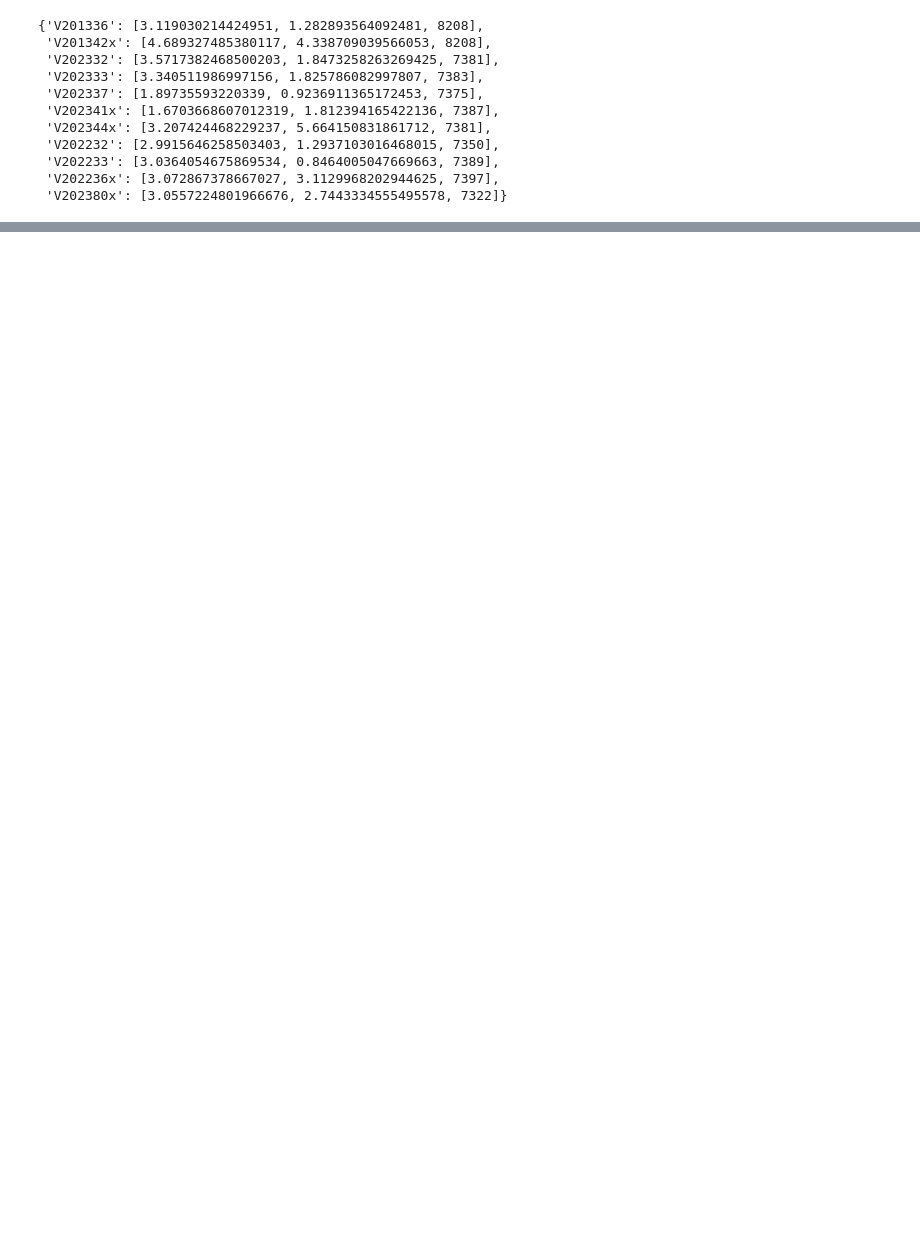
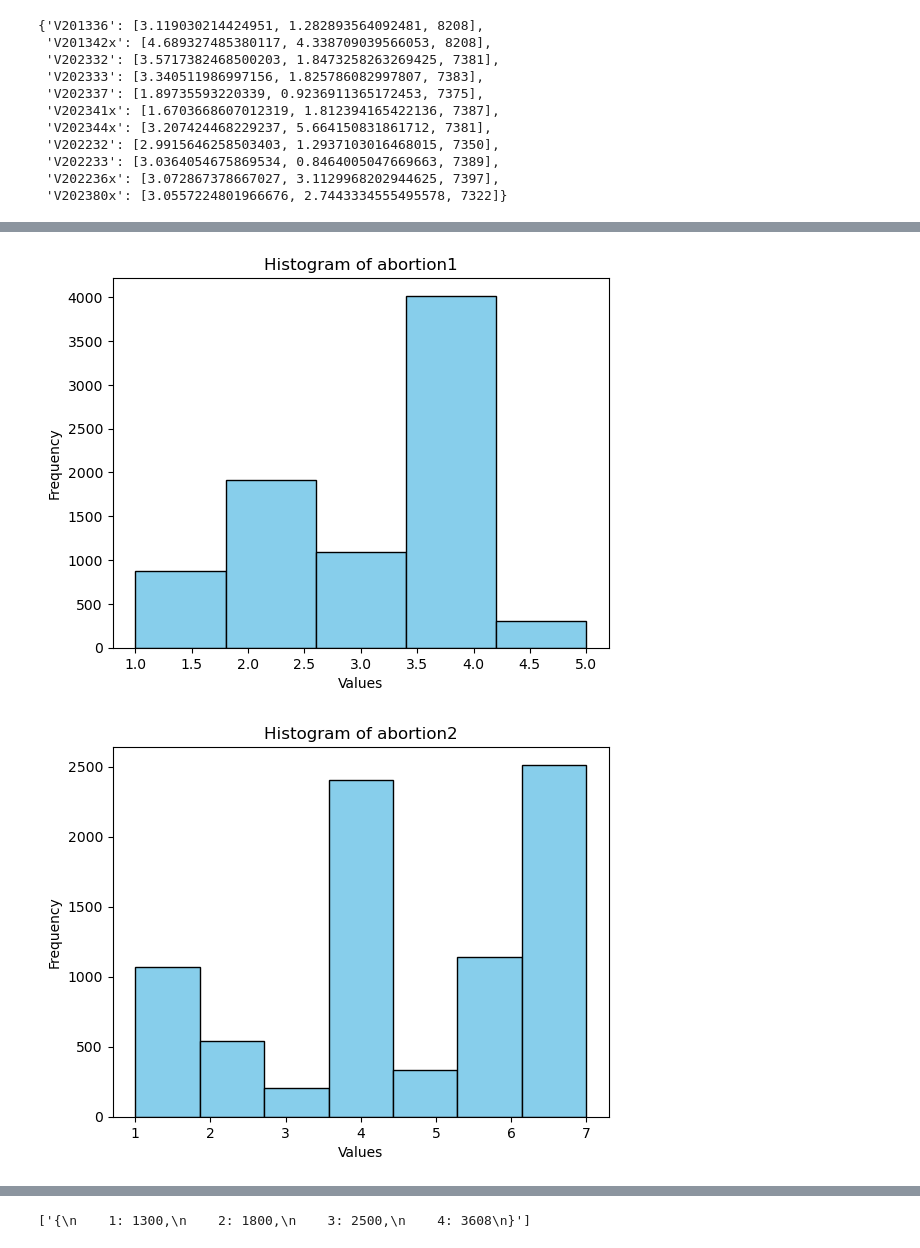
Before and after one commit to adrianruhe/SILLM-Project, a Jupyter notebook: project.ipynb, the cells around one changed output, grey strips where cells are left out. Cells and saved outputs as stored; diff of their text form; code cells hidden in the pictures; blank space fills up the shorter version.

```diff
--- a/project.ipynb
+++ b/project.ipynb
@@ -4,5 +17,17 @@ import matplotlib.pyplot as plt
 # %%
 anes = pd.read_csv('anes_timeseries_2020_csv_20220210.csv')
+# %%
+questcode_topic = {"V201336": "abortion1",
+              "V201342x": "abortion2",
+              "V202332": "climate change1",
+              "V202333": "climate change2",
+              "V202337": "gun control1",
+              "V202341x": "gun control2",
+              "V202344x": "gun control3",
+              "V202232": "immigration1",
+              "V202233": "immigration2",
+              "V202236x":"immigration3",
+              "V202380x": "public health1"}
 # %%
 # Questions
 questions = {
@@ -178,0 +205,18 @@ plt.show()
+# %%
+for key, values in mean_var.items():
+    issue = questcode_topic[key]
+    valid_ans = anes[anes[key] > 0]
+
+    # Calculate number of unique answers
+    num_answers = len(valid_ans[key].unique())
+
+    # Create histogram
+    plt.hist(valid_ans[key], color='skyblue', edgecolor='black', bins=num_answers)
+    plt.title('Histogram of {}'.format(issue))
+    plt.xlabel('Values')
+    plt.ylabel('Frequency')
+    # plt.grid(True)
+    plt.show()
+# %% [output]
+[figure, added]
+[figure, added]
@@ -186,0 +249,17 @@ def prompt(question, num_respondents):
+# %%
+question = "V201336"
+openai_ans = {}
+
+valid_ans = anes[anes[question] > 0]
+survey_ans = len(valid_ans)
+
+prompt_text = prompt(questions[question], survey_ans)
+#print(prompt_text)
+
+responses = openai.ChatCompletion.create(model="gpt-3.5-turbo-0125",
+                                         messages=[{"role": "user", "content": prompt_text}])
+
+final_ans = [i['message']['content'] for i in responses['choices']]
+final_ans
+# %% [output]
+['{\n    1: 1300,\n    2: 1800,\n    3: 2500,\n    4: 3608\n}']
```
Also changed, not shown: parts of 10 cells of this notebook, 9 other files.
